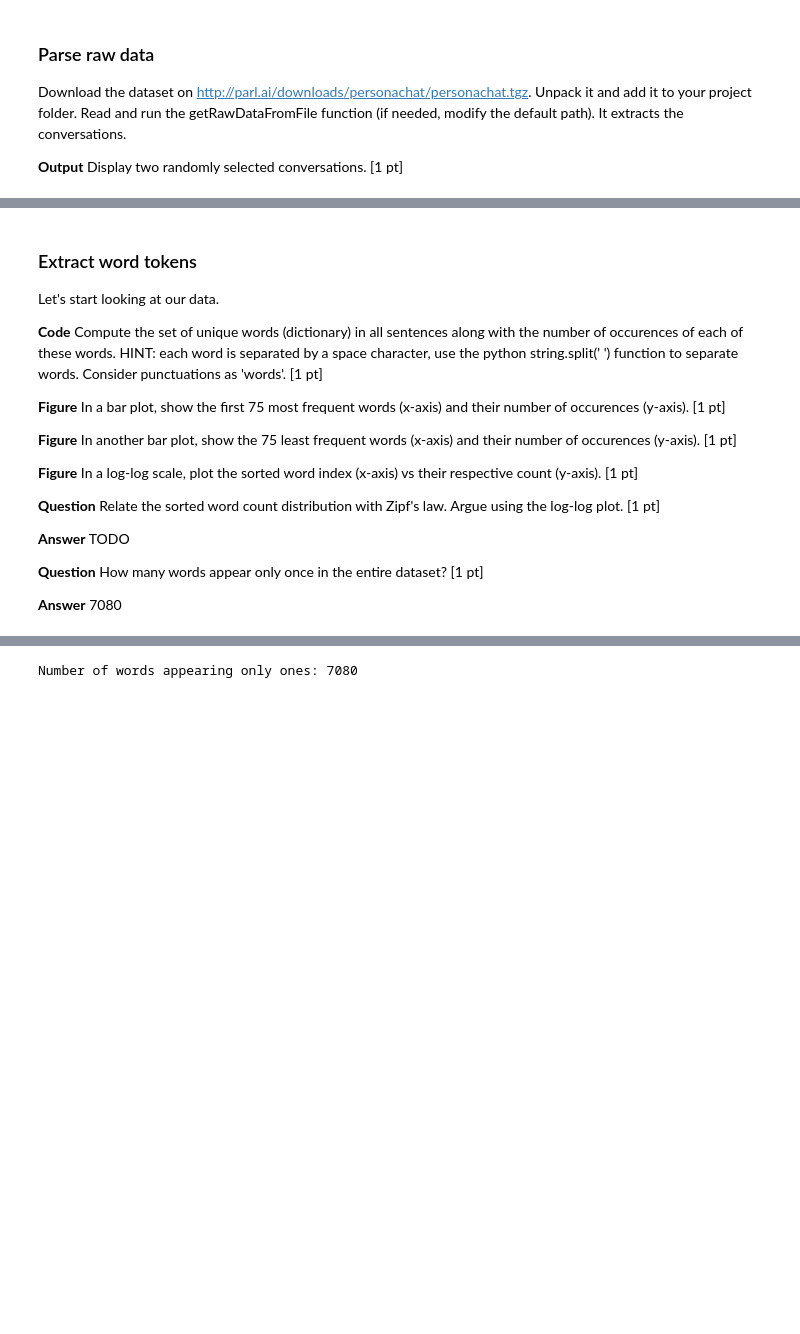
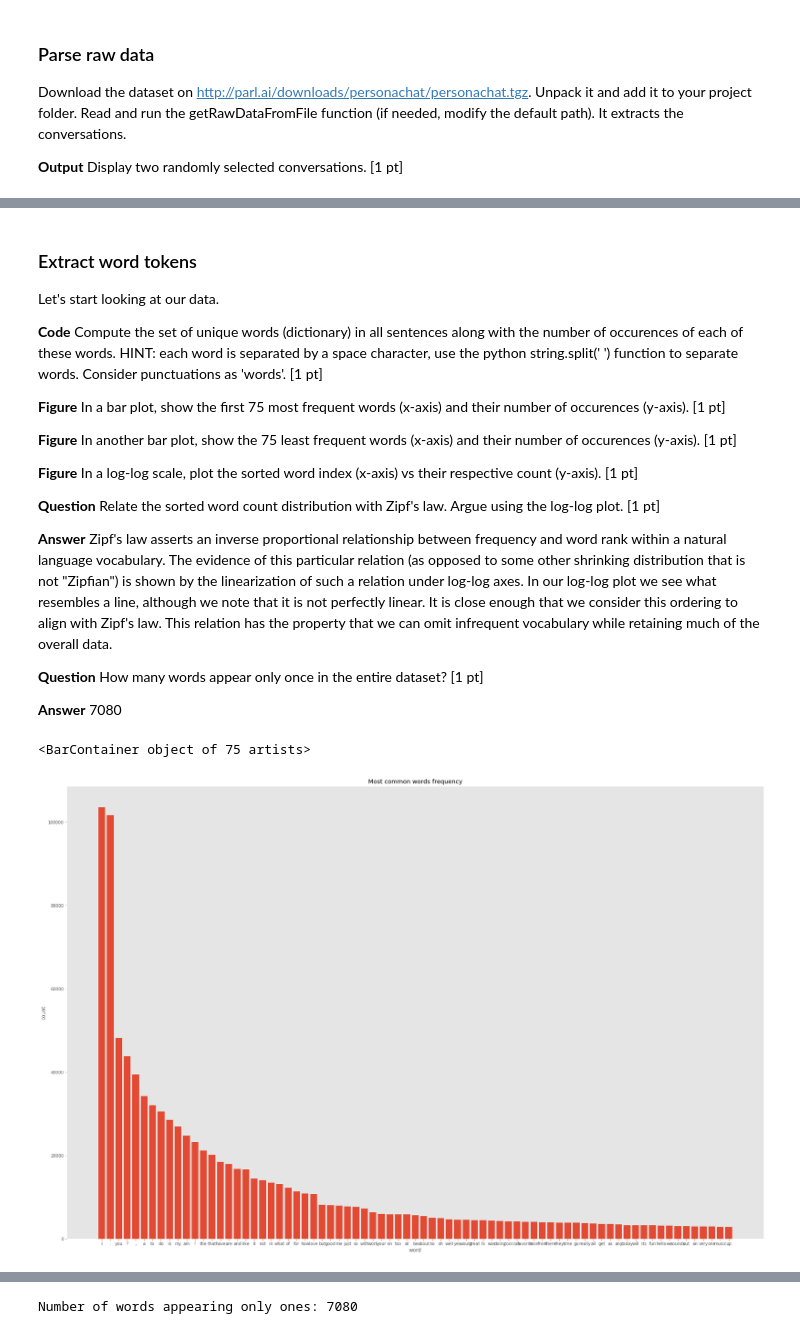
Before and after one commit to mikanikos/ANN-Chatbot, a Jupyter notebook: andrea/miniproject2_ChatBot.ipynb, the cells around one changed output, grey strips where cells are left out. Drawn from its saved outputs; the diff is of its cells as text; code cells hidden in the pictures; blank space fills up the shorter version.

```diff
--- a/andrea/miniproject2_ChatBot.ipynb
+++ b/andrea/miniproject2_ChatBot.ipynb
@@ -145,20 +149,32 @@ Let's start looking at our data.
 **Question** Relate the sorted word count distribution with Zipf's law.
 Argue using the log-log plot. [1 pt]
 
-**Answer** TODO
+**Answer** Zipf's law asserts an inverse proportional relationship between frequency and word rank within a natural language vocabulary. The evidence of this particular relation (as opposed to some other shrinking distribution that is not "Zipfian") is shown by the linearization of such a relation under log-log axes. In our log-log plot we see what resembles a line, although we note that it is not perfectly linear. It is close enough that we consider this ordering to align with Zipf's law. This relation has the property that we can omit infrequent vocabulary while retaining much of the overall data.
 
 **Question** How many words appear only once in the entire dataset? [1 pt]
 
 **Answer** 7080
 # %%
-# Get word-count
+# Get word-count dictionary
 from collections import Counter
-cnt = Counter()
+dictionary = Counter()
 for c in conversations:
     for s in c:
-        cnt.update(s.split(' '))
+        dictionary.update(s.split(' '))
 # %%
-# Most frequent words
-frequent_words = cnt.most_common(75)
+# Get most frequent words
+frequent_words = dictionary.most_common(75)
+
+# Get count and words separately
 keys = [i[0] for i in frequent_words]
 values = [i[1] for i in frequent_words]
+
+# Plotting
+plt.figure(figsize=(30,20))
+plt.title("Most common words frequency")
+plt.xlabel("word")
+plt.ylabel("count")
+plt.bar(keys, values)
+# %% [output]
+<BarContainer object of 75 artists>
+[figure, added]
```
Also changed, not shown: parts of 56 cells of this notebook.
